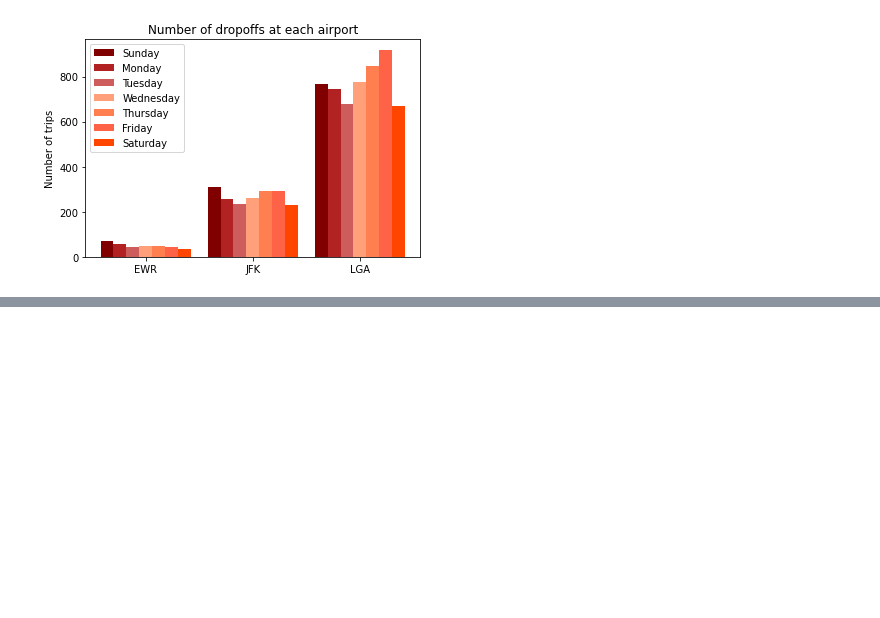
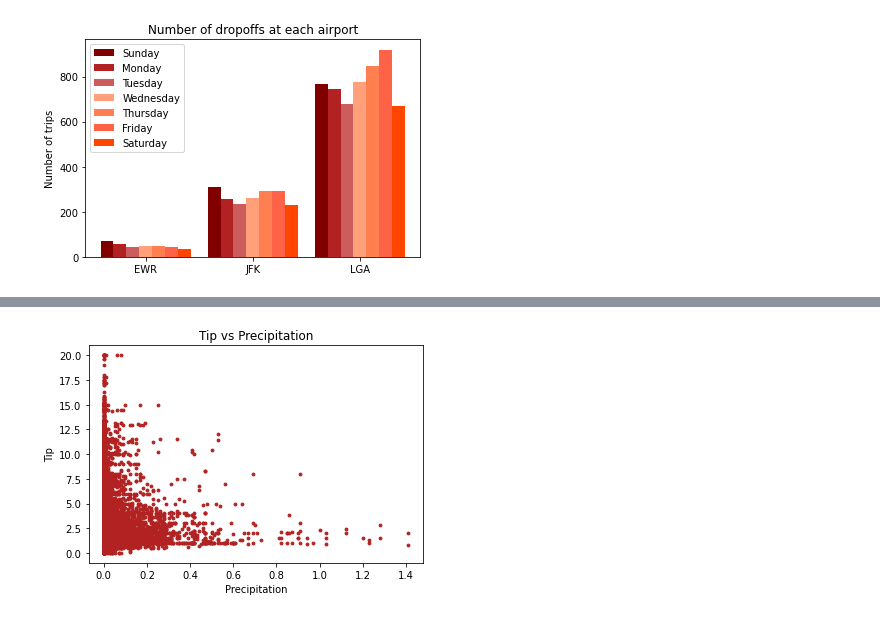
Before and after one commit to Vivian-QwYu/Final-Project-IEOR4501, a Jupyter notebook: Final project_IEOR4501.ipynb, the cells around one changed output, grey strips where cells are left out. Cells and saved outputs as stored; diff of their text form; code cells hidden in the pictures; blank space fills up the shorter version.

```diff
--- a/Final project_IEOR4501.ipynb
+++ b/Final project_IEOR4501.ipynb
@@ -802,0 +863,31 @@ day_airport_dropoff()
+# %%
+def scatter_taxi_tip_precipitation() -> None:
+    query_STMT_taxi = """
+    SELECT strftime("%Y-%m-%d %H",pickup_datetime) AS time, tip_amount
+    FROM taxi_trip;
+    """
+    query_STMT_weather ="""
+    SELECT strftime("%Y-%m-%d %H",DATE) AS time, HourlyPrecipitation AS precipitation
+    FROM hourly_weather;
+    """
+    data_taxi = pd.read_sql_query(query_STMT_taxi, engine)
+    data_weather = pd.read_sql_query(query_STMT_weather, engine)
+
+    data_taxi["time"] = pd.to_datetime(data_taxi["time"], format='%Y-%m-%d %H')
+    data_weather["time"] = pd.to_datetime(data_weather["time"], format='%Y-%m-%d %H')
+
+    data = pd.merge(data_taxi, data_weather, on="time")
+    # remove some outliers
+    data = data[(data["tip_amount"]>0) & (data["tip_amount"]<=20)]
+
+    # sample the data to make the plot clearer
+    data = data.sample(50000)
+
+    plt.scatter(data["precipitation"],data["tip_amount"],s = 8, color = "firebrick")
+    plt.title("Tip vs Precipitation")
+    plt.xlabel("Precipitation")
+    plt.ylabel("Tip")
+# %%
+scatter_taxi_tip_precipitation()
+# %% [output]
+[figure, added]
```
Also changed, not shown: parts of 13 cells of this notebook.
